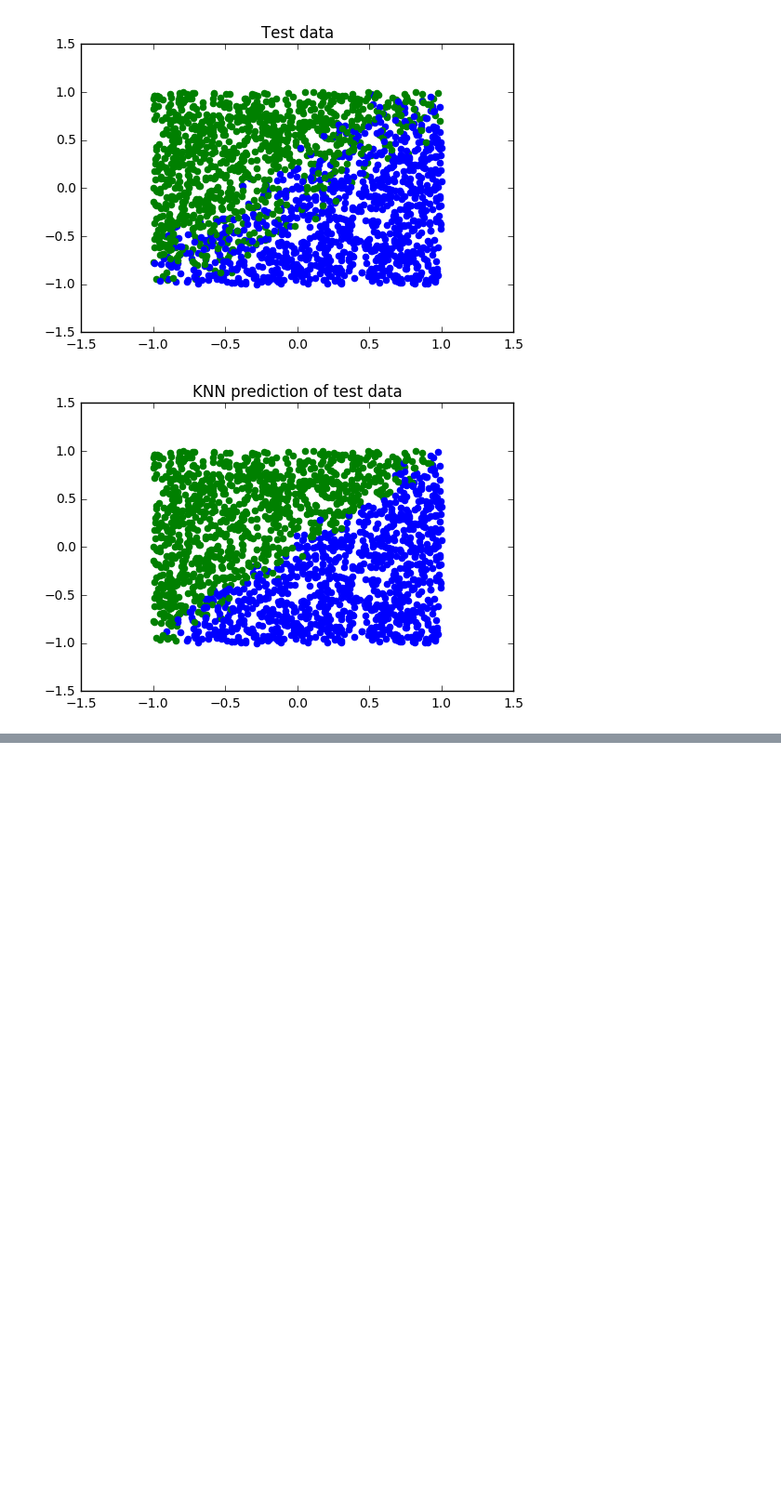
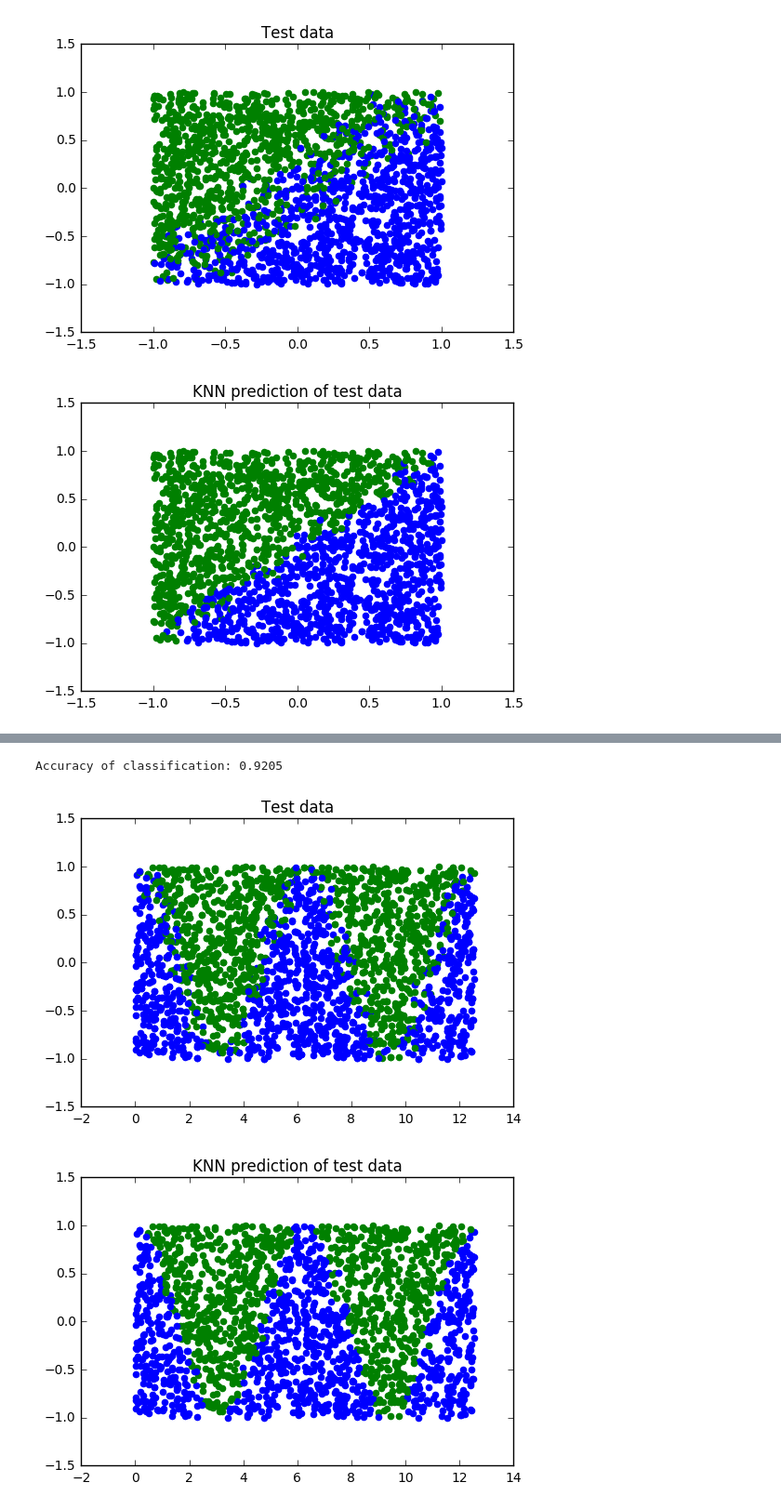
Before and after one commit to AmerJod/Machine-Learning, a Jupyter notebook: knn/KNN Classification Notebook.ipynb, the cells around one changed output, grey strips where cells are left out. Shown at 93% size. Saved outputs shown, nothing was run; the diff lists cells and outputs as text; code cells hidden in the pictures; blank space fills up the shorter version.

Commit message:
Add a non-linear example to the KNN classification

```diff
--- a/knn/KNN Classification Notebook.ipynb
+++ b/knn/KNN Classification Notebook.ipynb
@@ -56,3 +56,9 @@ plt.show()
 # %% [output]
 [figure]
 [figure]
+# %%
+# Generate noisy non-linear sinusoidal data
+points = [Point(4 * np.pi * np.random.rand(), -1 + 2 * np.random.rand(), lambda x: np.cos(x)) for i in range(10000)]
+
+training_data = points[2000:]
+testing_data = points[:2000]
@@ -58,0 +84,27 @@ plt.show()
+# %%
+# Use the best performing k value
+knn = KNearestNeighbors(11)
+classified_data = knn.classify_data(training_data, testing_data)
+print("Accuracy of classification: " + str(knn.accuracy(testing_data, classified_data)))
+# %% [output]
+Accuracy of classification: 0.9205
+# %%
+# Compare the test data with the KNN classified data.
+for data in testing_data:
+    if(data.label == 1):
+        plt.scatter(data.x, data.y, label=data.label, color="g")
+    else:
+        plt.scatter(data.x, data.y, label=data.label, color="b")
+plt.title("Test data")
+plt.show()
+
+for data in classified_data:
+    if(data.label == 1):
+        plt.scatter(data.x, data.y, label=data.label, color="g")
+    else:
+        plt.scatter(data.x, data.y, label=data.label, color="b")
+plt.title("KNN prediction of test data")
+plt.show()
+# %% [output]
+[figure, added]
+[figure, added]
```
Also changed, not shown: parts of 1 cell of this notebook.
